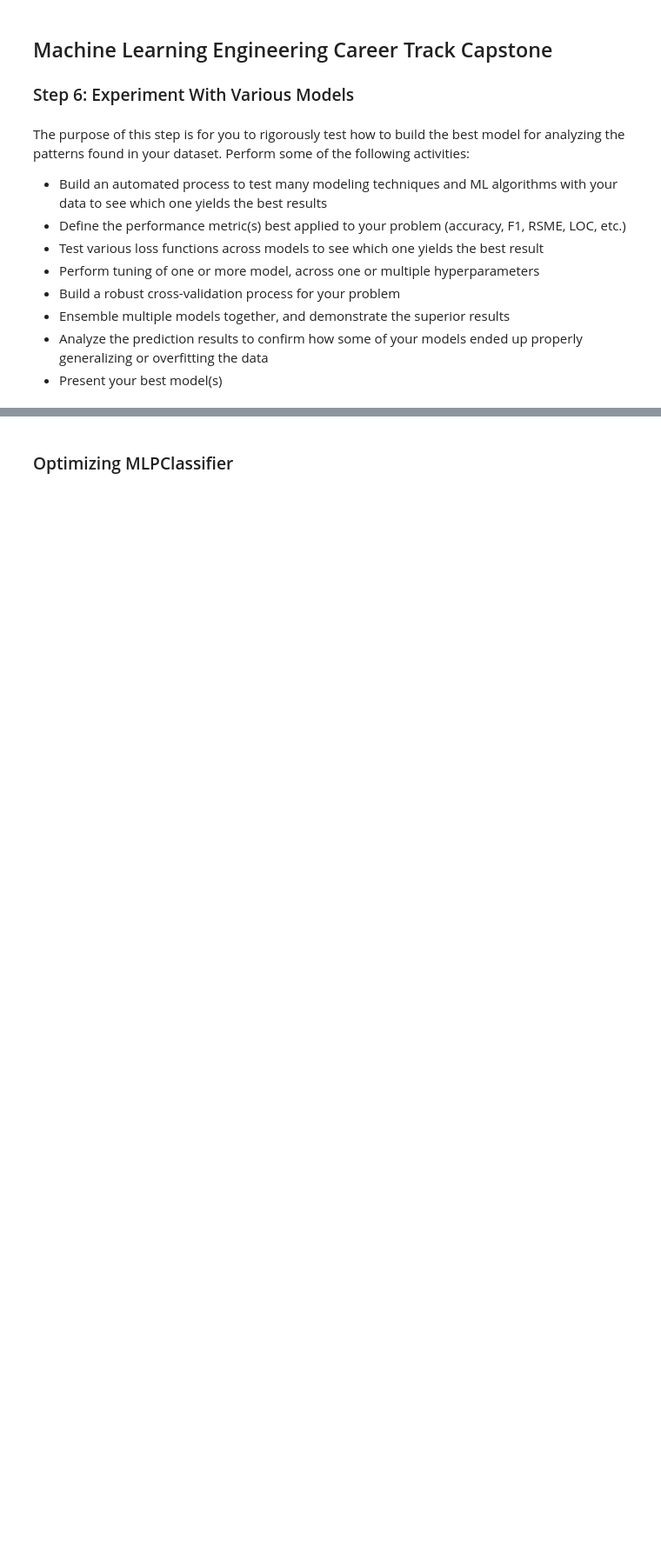
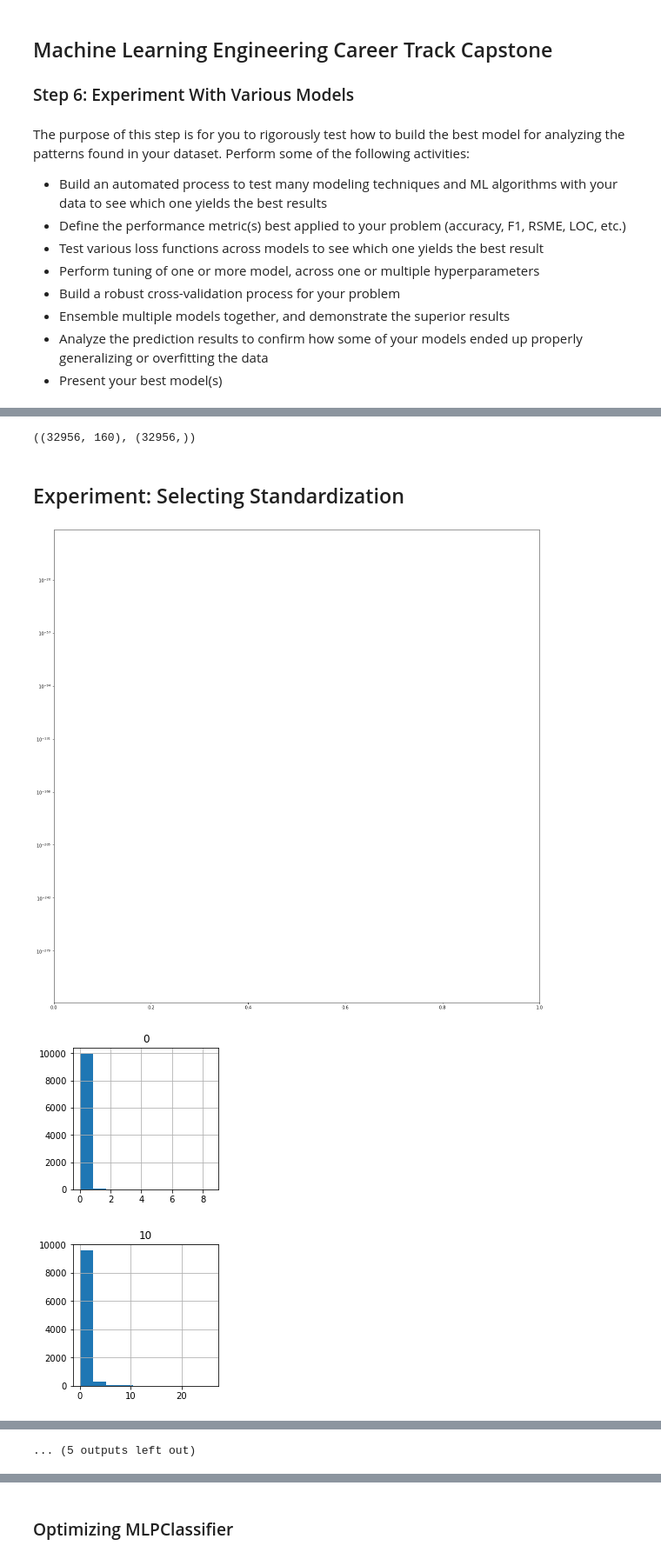
Before and after one commit to ryanjmccall/sb_ml_eng_capstone, a Jupyter notebook: capstone/notebooks/MELD_model_selection.ipynb, the cells around one changed output, grey strips where cells are left out. Shown at 87% size. Drawn from its saved outputs; the diff is of its cells as text; code cells hidden in the pictures; blank space fills up the shorter version.

```diff
--- a/capstone/notebooks/MELD_model_selection.ipynb
+++ b/capstone/notebooks/MELD_model_selection.ipynb
@@ -47,12 +53,6 @@ from sklearn.linear_model import RidgeClassifier
 # %%
-train_df = pd.read_pickle('data/features/train/labels.pkl')
-dev_df = pd.read_pickle('data/features/dev/labels.pkl')
-test_df = pd.read_pickle('data/features/test/labels.pkl')
-
-datasets = (train_df, dev_df, test_df)
-
-y_train = train_df['emotion_class']
-y_dev = dev_df['emotion_class']
-y_test = test_df['emotion_class']
-print(y_train.shape, y_dev.shape, y_test.shape)
+train_df = pd.read_pickle('data/features/train/df.pkl')
+dev_df = pd.read_pickle('data/features/dev/df.pkl')
+test_df = pd.read_pickle('data/features/test/df.pkl')
+train_df.extract_limit.head(1).values
 # %% [output]
@@ -59,0 +60,5 @@ print(y_train.shape, y_dev.shape, y_test.shape)
+# %%
+train_df.dropna(inplace=True)
+dev_df.dropna(inplace=True)
+test_df.dropna(inplace=True)
+train_df.shape, dev_df.shape, test_df.shape
@@ -70,0 +85,16 @@ print(X_train.shape, X_dev.shape, X_test.shape)
+# %%
+oversample = SMOTE(random_state=0, n_jobs=-1)
+X_train, y_train = oversample.fit_resample(X_train, y_train)
+X_train.shape, y_train.shape
+# %% [output]
+((32956, 160), (32956,))
+# %% [markdown]
+## Experiment: Selecting Standardization
+# %%
+plt.yscale('log')
+for i in range(0, 160, 10):
+    train_df[[i]].hist(figsize=(3,3))
+# %% [output]
+[figure, added]
+[figure, added]
+[figure, added]
@@ -70,0 +110 @@ print(X_train.shape, X_dev.shape, X_test.shape)
+... (5 outputs left out)
```
Also changed, not shown: parts of 68 cells of this notebook.
